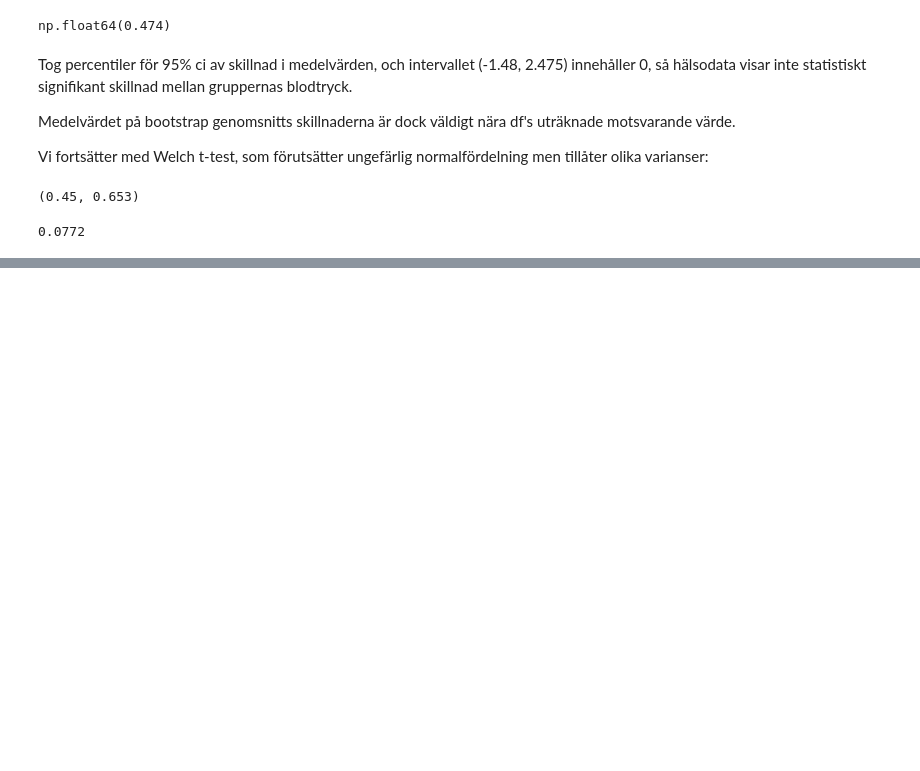
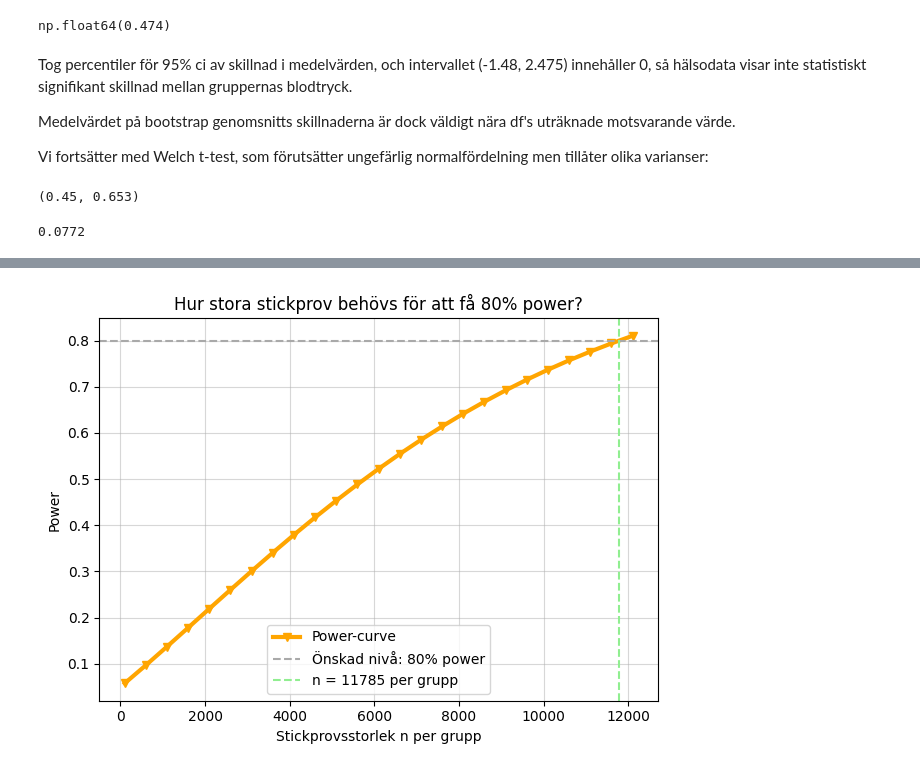
Before and after one commit to MaWe96/Health-Study-Python, a Jupyter notebook: notebook.ipynb, the cells around one changed output, grey strips where cells are left out. Saved outputs shown, nothing was run; the diff lists cells and outputs as text; code cells hidden in the pictures; blank space fills up the shorter version.

```diff
--- a/notebook.ipynb
+++ b/notebook.ipynb
@@ -317,0 +355,18 @@ Wackerly, D., Mendenhall, W., Scheaffer, R. (2014). Mathematical Statistics with
+# %%
+from statsmodels.stats.power import TTestIndPower
+
+# Cohen's d: vi standardiserar effekt genom att beräkna sammansatt standardavvikelse
+bp_mean_diff = mean_bp_smokers - mean_bp_nonsmokers
+bp_sd_pooled = np.sqrt((std_bp_nonsmokers**2 + std_bp_smokers**2) / 2)
+cohens_d = bp_mean_diff / bp_sd_pooled
+
+# Parametervärden
+alpha = 0.05
+desired_power = 0.8
+
+# statsmodels funktionen + beräkning av behövd stickprovsstorlek för 80% power
+solver = TTestIndPower()
+n_per_group = solver.solve_power(effect_size=cohens_d, alpha=alpha, power=desired_power, alternative="two-sided")
+
+print("Cohen's d = ", round(cohens_d,4))
+print("För 80% power behövs n per grupp =",np.round(n_per_group,2))
@@ -317,0 +382,20 @@ Wackerly, D., Mendenhall, W., Scheaffer, R. (2014). Mathematical Statistics with
+# %%
+# (till skillnad från df dataset sample sizes som har 800 människor totalt)
+n_grid = np.arange(100, 12500, 500)  # Låt x-axeln visa minst 100 till 12500 personer n_per_group, steglängd 500.
+power_values = solver.power(effect_size=cohens_d, nobs1=n_grid, alpha=alpha, alternative='two-sided')
+# Vi testar två-sidig skillnad mot nollhypotesen, alltså om rökare har lägre eller högre blodtryck.
+
+fig, ax = plt.subplots()
+# Plot av power-kurva, horizontal och vertical line vid önskad power och resultat för n_per_group, respektivt.
+ax.plot(n_grid, power_values, color="orange", linewidth="3", marker="v", label="Power-curve")
+ax.axhline(desired_power, color='darkgray', linestyle='--', label="Önskad nivå: 80% power")
+ax.axvline(n_per_group, color='lightgreen', linestyle='--', label=f"n = {int(n_per_group)} per grupp")
+
+ax.set_title("Hur stora stickprov behövs för att få 80% power?")
+ax.set_xlabel("Stickprovsstorlek n per grupp")
+ax.set_ylabel("Power")
+plt.grid(True, alpha=0.5)
+plt.legend(loc="lower center")
+plt.tight_layout()
+# %% [output]
+[figure, added]
```
Also changed, not shown: parts of 10 cells of this notebook, 1 other file.
